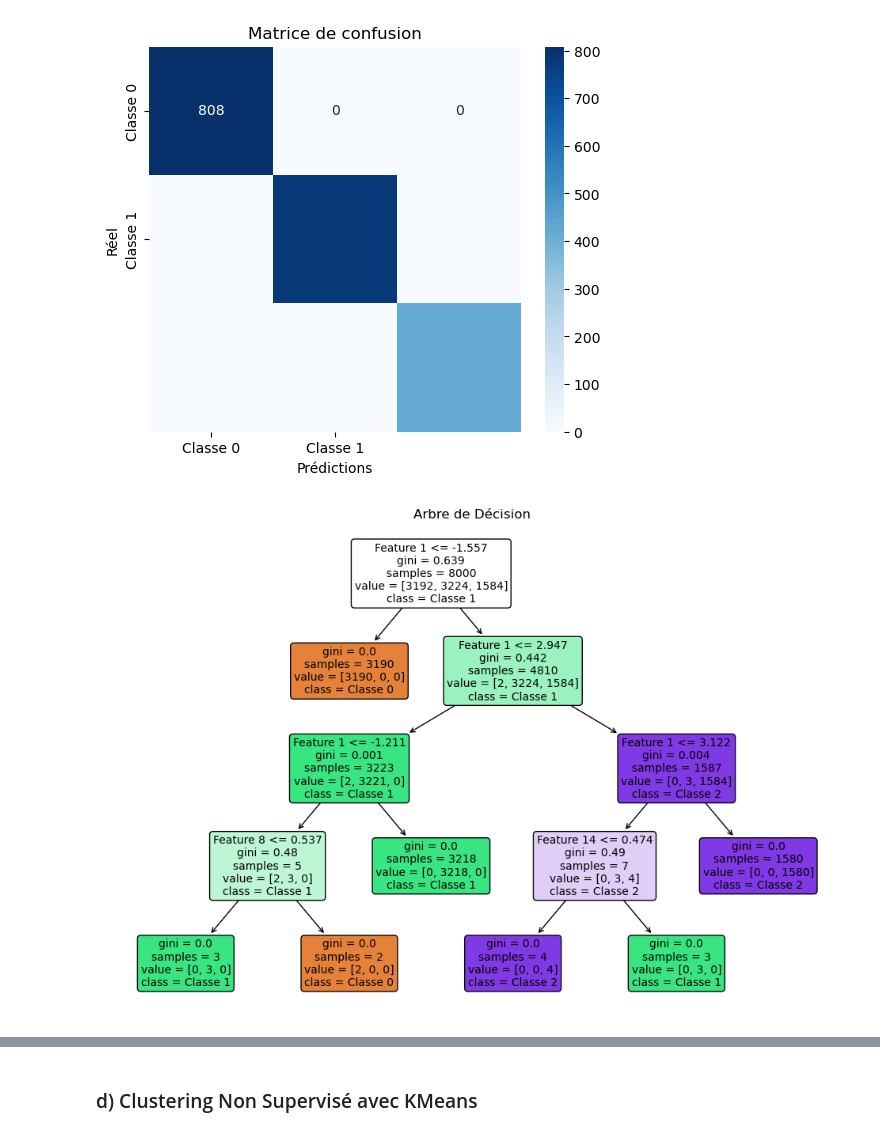
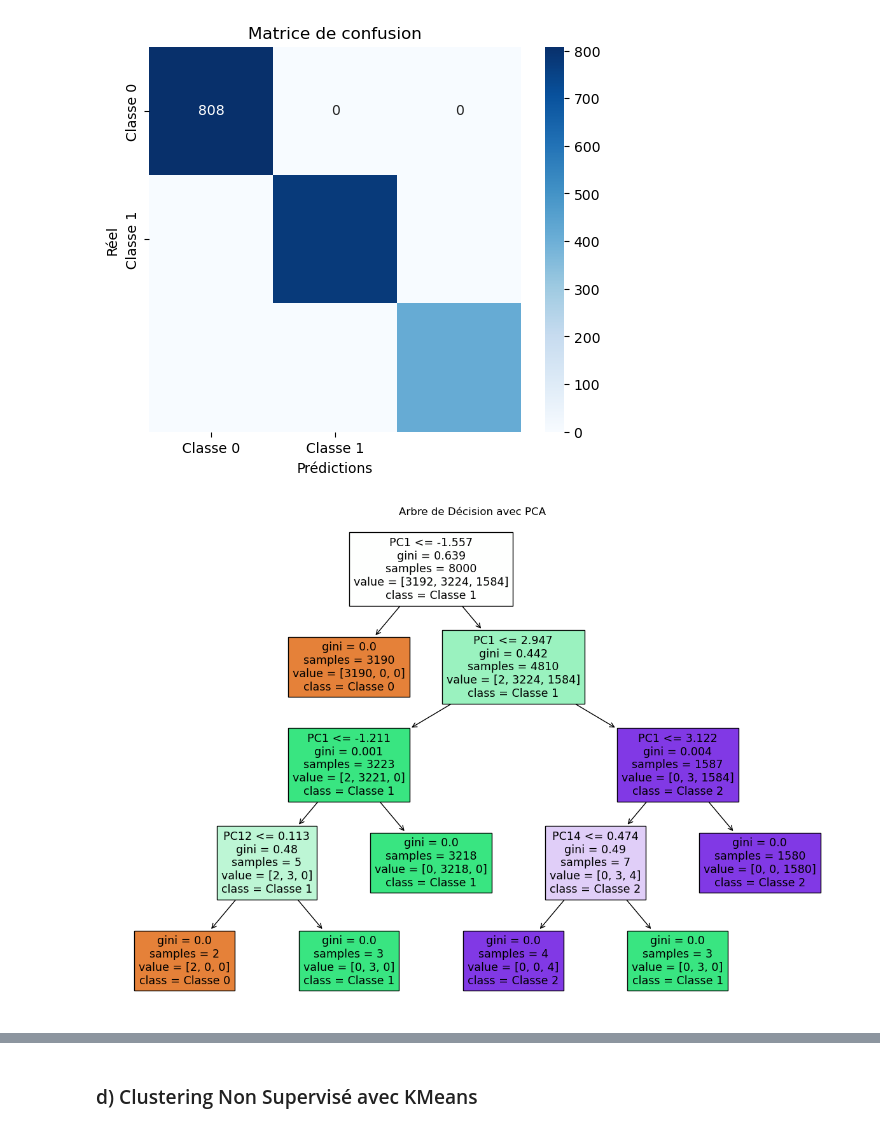
Before and after one commit to Carmelo237/Projet_PCA, a Jupyter notebook: Projet_PCA.ipynb, the cells around one changed output, grey strips where cells are left out. Drawn from its saved outputs; the diff is of its cells as text; code cells hidden in the pictures.

```diff
--- a/Projet_PCA.ipynb
+++ b/Projet_PCA.ipynb
@@ -542,23 +542,25 @@ plt.show()
 Accuracy sur l'ensemble de test : 0.9985
 [figure]
 # %%
-import pandas as pd
 import matplotlib.pyplot as plt
-from sklearn.tree import DecisionTreeClassifier, plot_tree
+from sklearn import tree
+from sklearn.tree import DecisionTreeClassifier
 
-# Vérifier la dimension de X_train
-num_features = X_train.shape[1]  # Récupérer le bon nombre de colonnes
+# Entraînement du modèle
+model = DecisionTreeClassifier()
+model.fit(X_train, y_train)
 
-# Création d'un DataFrame avec des noms de colonnes dynamiques
-X_train_df = pd.DataFrame(X_train, columns=[f'Feature {i+1}' for i in range(num_features)])
+# Génération des noms des features après PCA
+num_features = X_train.shape[1]
+feature_names = [f'PC{i+1}' for i in range(num_features)]  # PC1, PC2, ...
 
-# Affichage de l'arbre de décision
-plt.figure(figsize=(12, 8))
-plot_tree(best_dt, filled=True, feature_names=X_train_df.columns, class_names=['Classe 0', 'Classe 1', 'Classe 2'], rounded=True, fontsize=10)
-plt.title('Arbre de Décision')
+# Affichage de l'arbre
+plt.figure(figsize=(15, 10))
+tree.plot_tree(model, feature_names=feature_names, class_names=["Classe 0", "Classe 1", "Classe 2"], filled=True)
+plt.title("Arbre de Décision avec PCA")
 plt.show()
 # %% [output]
-[figure, old version]
+[figure, new version]
 # %%
 import matplotlib.pyplot as plt
 from sklearn.tree import DecisionTreeClassifier
```
Also changed, not shown: parts of 5 cells of this notebook.
